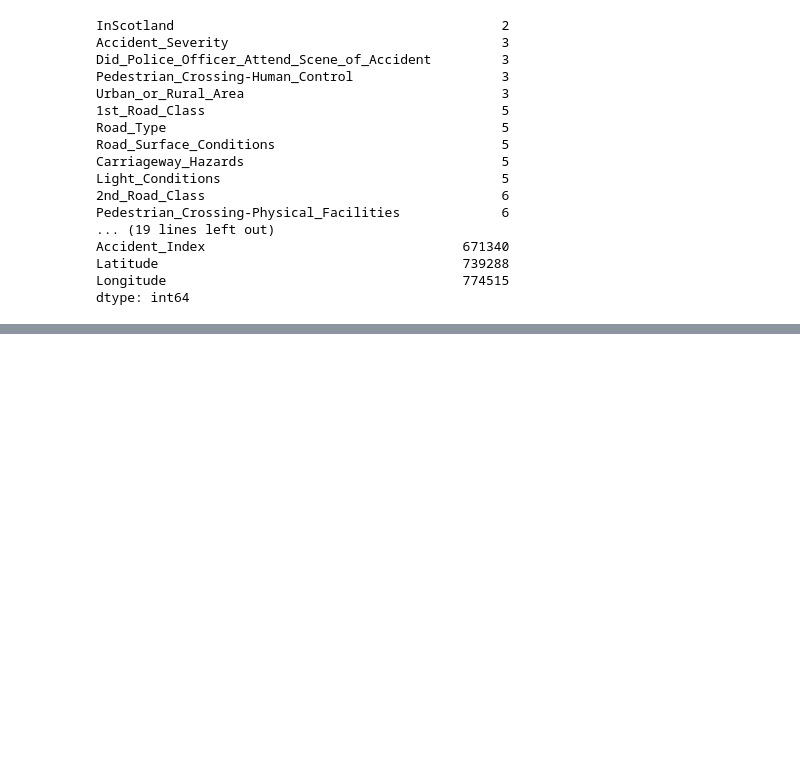
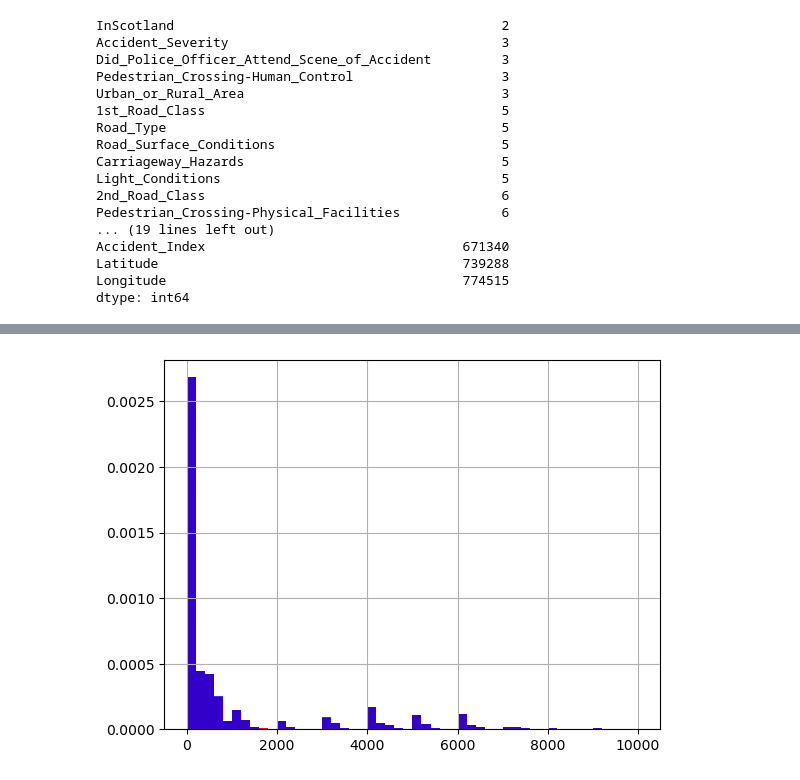
Before and after one commit to Nikhil18207/UK-RTC-Prediction-Preprocessing, a Jupyter notebook: RTCprediction.ipynb, the cells around one changed output, grey strips where cells are left out. Drawn from its saved outputs; the diff is of its cells as text; code cells hidden in the pictures; blank space fills up the shorter version.

```diff
--- a/RTCprediction.ipynb
+++ b/RTCprediction.ipynb
@@ -193,0 +252,8 @@ dtype: int64
+# %%
+fig = plt.figure()
+ax = fig.add_subplot(111)
+data['1st_Road_Number'].hist(bins=50,density=True,ax=ax,color='red')
+new_df['1st_Road_Number'].hist(bins=50,ax=ax,density=True,color='blue',alpha=0.8)
+plt.show()
+# %% [output]
+[figure, added]
```
Also changed, not shown: parts of 11 cells of this notebook.
